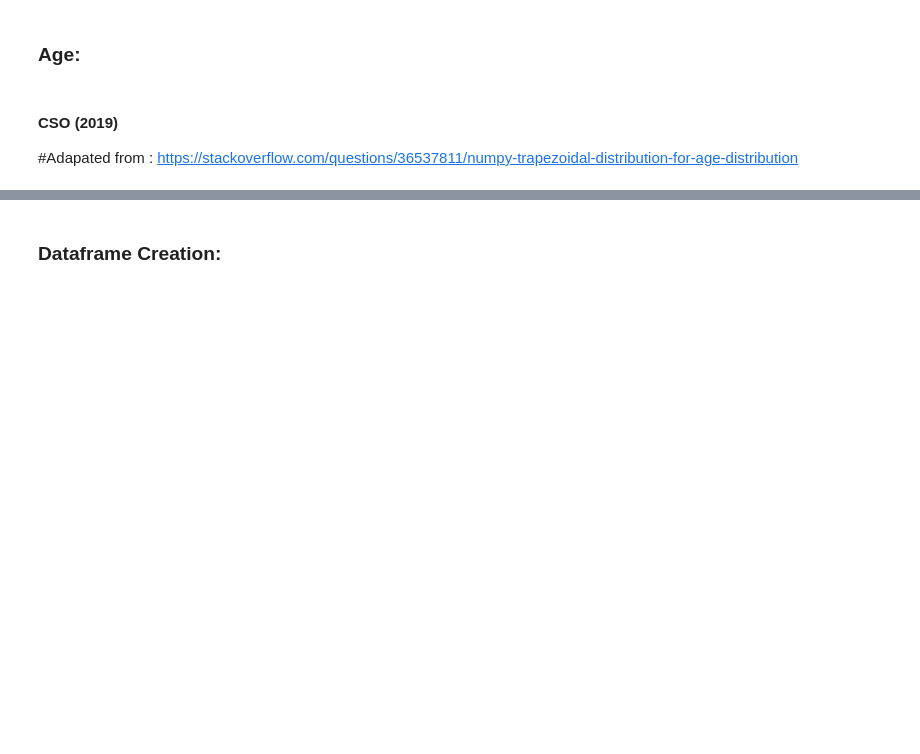
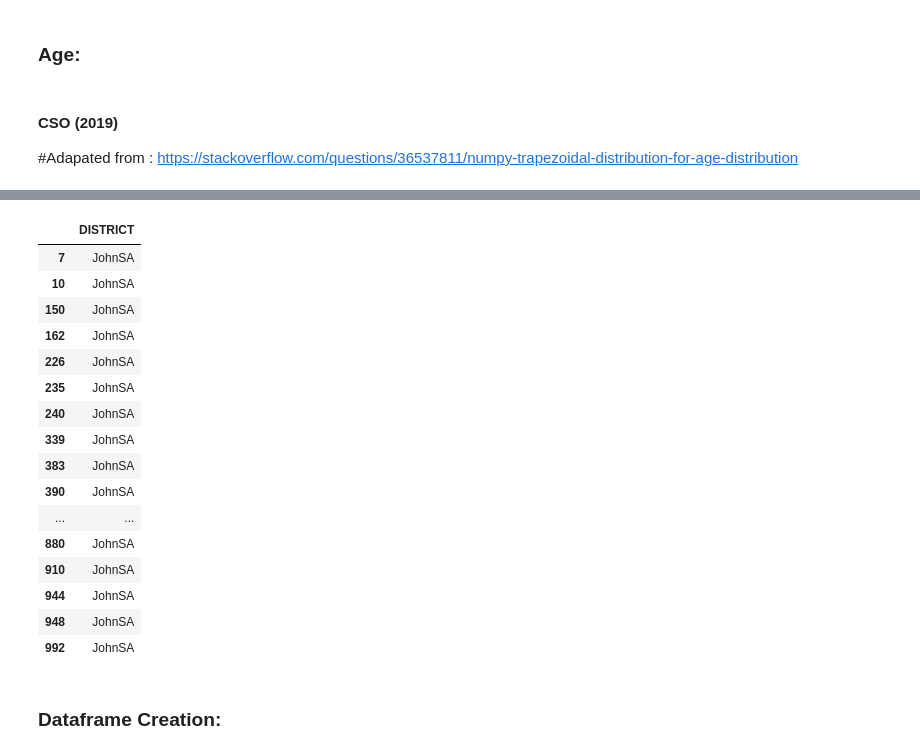
Before and after one commit to fionaoriordan/52465_19_project, a Jupyter notebook: 52465_19_project_dep1.ipynb, the cells around one changed output, grey strips where cells are left out. Saved outputs shown, nothing was run; the diff lists cells and outputs as text; code cells hidden in the pictures; blank space fills up the shorter version.

```diff
--- a/52465_19_project_dep1.ipynb
+++ b/52465_19_project_dep1.ipynb
@@ -184,3 +209,38 @@ Name: lonepercent, dtype: float64
+# %%
+#Lone Parent status by ED:
+
+lonepercent = [77.2,
+53.5,
+51.83,
+50.25,
+60,
+54,
+41.67,
+31,
+33.2,
+24.29,
+39,
+22.67,
+23.5,
+10.6]
+# %% [output]
+|  | DISTRICT |
+| 7 | JohnSA |
+| 10 | JohnSA |
+| 150 | JohnSA |
+| 162 | JohnSA |
+| 226 | JohnSA |
+| 235 | JohnSA |
+| 240 | JohnSA |
+| 339 | JohnSA |
+| 383 | JohnSA |
+| 390 | JohnSA |
+| ... | ... |
+| 880 | JohnSA |
+| 910 | JohnSA |
+| 944 | JohnSA |
+| 948 | JohnSA |
+| 992 | JohnSA |
 # %% [markdown]
 ### Dataframe Creation:
 # %%
```
Also changed, not shown: parts of 14 cells of this notebook.
